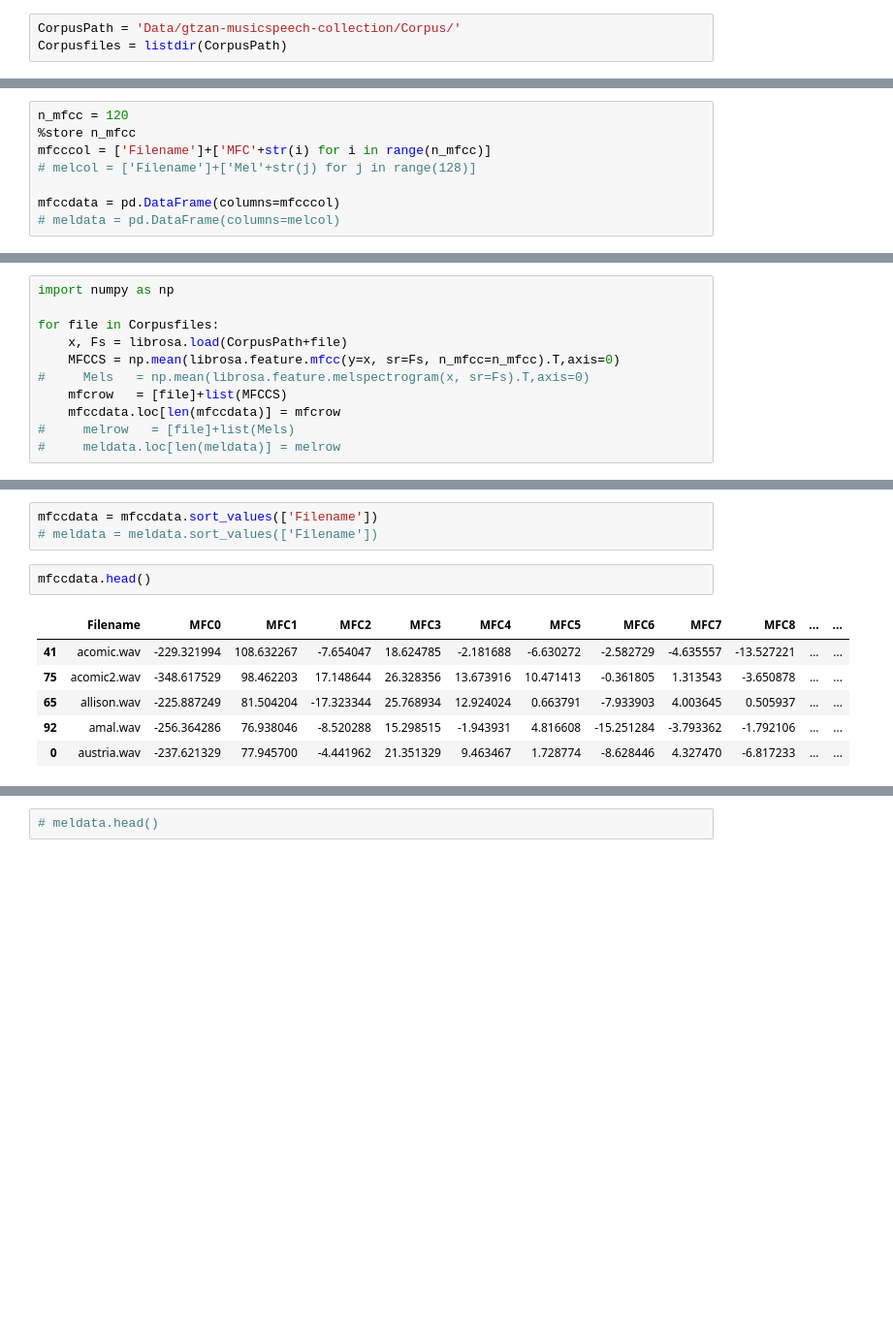
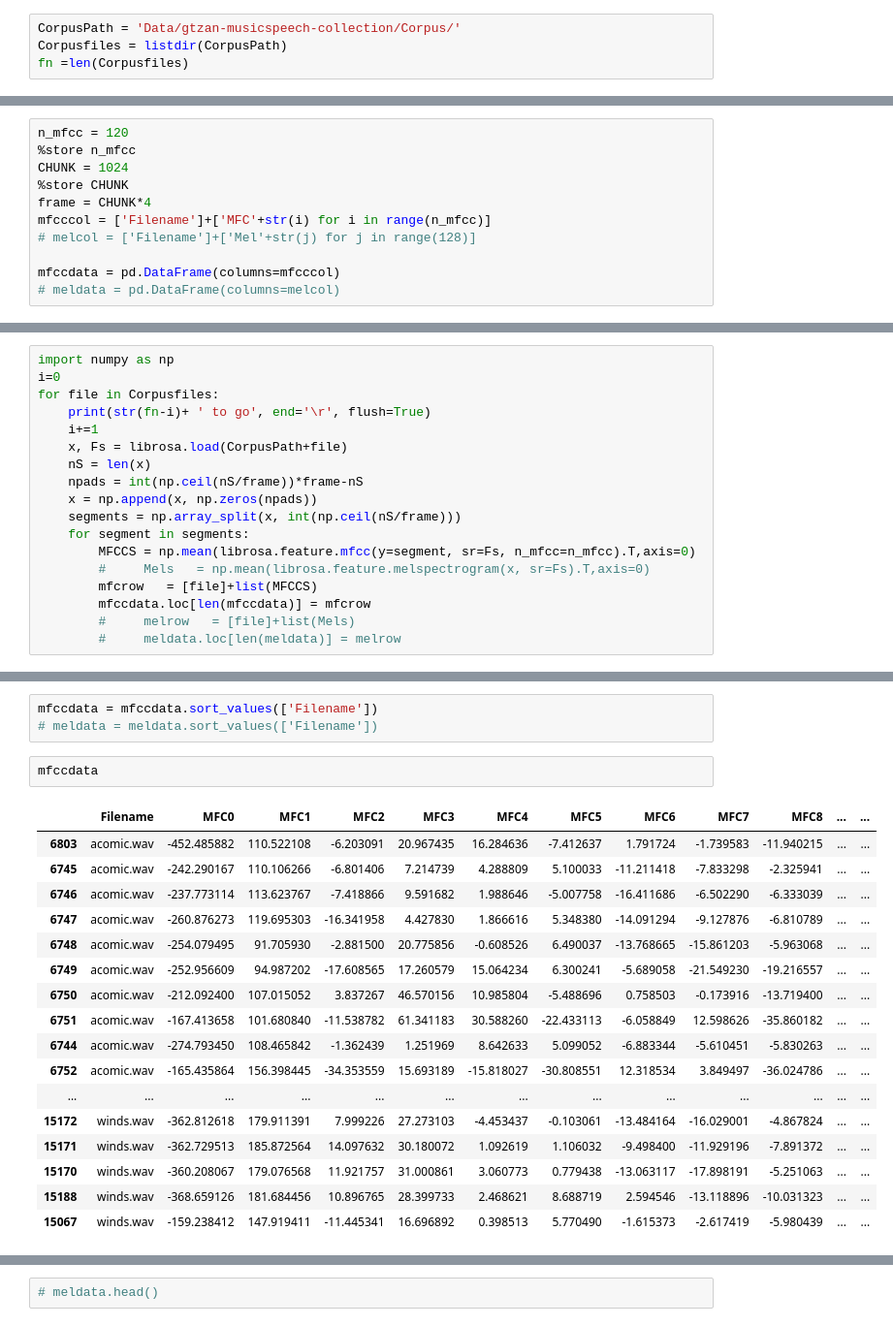
Before and after one commit to cksajil/MusicRJ, a Jupyter notebook: DataProcessing.ipynb, the cells around one changed output, grey strips where cells are left out. Shown at 97% size. Drawn from its saved outputs; the diff is of its cells as text; blank space fills up the shorter version.

Commit message:
Fix frame size mismatch

```diff
--- a/DataProcessing.ipynb
+++ b/DataProcessing.ipynb
@@ -21,6 +21,7 @@ Source : http://marsyas.info/downloads/datasets.html
 # %%
 CorpusPath = 'Data/gtzan-musicspeech-collection/Corpus/'
 Corpusfiles = listdir(CorpusPath)
+fn =len(Corpusfiles)
 # %% [markdown]
 ### Explore a shorter audio sample
 # %%
@@ -56,6 +54,9 @@ basicdata.shape
 # %%
 n_mfcc = 120
 %store n_mfcc
+CHUNK = 1024
+%store CHUNK
+frame = CHUNK*4
 mfcccol = ['Filename']+['MFC'+str(i) for i in range(n_mfcc)]
 # melcol = ['Filename']+['Mel'+str(j) for j in range(128)]
 
@@ -67,12 +69,19 @@ Stored 'n_mfcc' (int)
 ### Compute the MFCC and Mel Coefficients
 # %%
 import numpy as np
-
+i=0
 for file in Corpusfiles:
+    print(str(fn-i)+ ' to go', end='\r', flush=True)
+    i+=1
     x, Fs = librosa.load(CorpusPath+file)
-    MFCCS = np.mean(librosa.feature.mfcc(y=x, sr=Fs, n_mfcc=n_mfcc).T,axis=0)
-#     Mels   = np.mean(librosa.feature.melspectrogram(x, sr=Fs).T,axis=0)
-    mfcrow   = [file]+list(MFCCS)
-    mfccdata.loc[len(mfccdata)] = mfcrow
-#     melrow   = [file]+list(Mels)
-#     meldata.loc[len(meldata)] = melrow
+    nS = len(x)
+    npads = int(np.ceil(nS/frame))*frame-nS
+    x = np.append(x, np.zeros(npads))
+    segments = np.array_split(x, int(np.ceil(nS/frame)))
+    for segment in segments:
+        MFCCS = np.mean(librosa.feature.mfcc(y=segment, sr=Fs, n_mfcc=n_mfcc).T,axis=0)
+        #     Mels   = np.mean(librosa.feature.melspectrogram(x, sr=Fs).T,axis=0)
+        mfcrow   = [file]+list(MFCCS)
+        mfccdata.loc[len(mfccdata)] = mfcrow
+        #     melrow   = [file]+list(Mels)
+        #     meldata.loc[len(meldata)] = melrow
@@ -80,11 +91,22 @@ for file in Corpusfiles:
 mfccdata = mfccdata.sort_values(['Filename'])
 # meldata = meldata.sort_values(['Filename'])
 # %%
-mfccdata.head()
+mfccdata
 # %% [output]
 |  | Filename | MFC0 | MFC1 | MFC2 | MFC3 | MFC4 | MFC5 | MFC6 | MFC7 | MFC8 | ... | ... |
-| 41 | acomic.wav | -229.321994 | 108.632267 | -7.654047 | 18.624785 | -2.181688 | -6.630272 | -2.582729 | -4.635557 | -13.527221 | ... | ... |
-| 75 | acomic2.wav | -348.617529 | 98.462203 | 17.148644 | 26.328356 | 13.673916 | 10.471413 | -0.361805 | 1.313543 | -3.650878 | ... | ... |
-| 65 | allison.wav | -225.887249 | 81.504204 | -17.323344 | 25.768934 | 12.924024 | 0.663791 | -7.933903 | 4.003645 | 0.505937 | ... | ... |
-| 92 | amal.wav | -256.364286 | 76.938046 | -8.520288 | 15.298515 | -1.943931 | 4.816608 | -15.251284 | -3.793362 | -1.792106 | ... | ... |
-| 0 | austria.wav | -237.621329 | 77.945700 | -4.441962 | 21.351329 | 9.463467 | 1.728774 | -8.628446 | 4.327470 | -6.817233 | ... | ... |
+| 6803 | acomic.wav | -452.485882 | 110.522108 | -6.203091 | 20.967435 | 16.284636 | -7.412637 | 1.791724 | -1.739583 | -11.940215 | ... | ... |
+| 6745 | acomic.wav | -242.290167 | 110.106266 | -6.801406 | 7.214739 | 4.288809 | 5.100033 | -11.211418 | -7.833298 | -2.325941 | ... | ... |
+| 6746 | acomic.wav | -237.773114 | 113.623767 | -7.418866 | 9.591682 | 1.988646 | -5.007758 | -16.411686 | -6.502290 | -6.333039 | ... | ... |
+| 6747 | acomic.wav | -260.876273 | 119.695303 | -16.341958 | 4.427830 | 1.866616 | 5.348380 | -14.091294 | -9.127876 | -6.810789 | ... | ... |
+| 6748 | acomic.wav | -254.079495 | 91.705930 | -2.881500 | 20.775856 | -0.608526 | 6.490037 | -13.768665 | -15.861203 | -5.963068 | ... | ... |
+| 6749 | acomic.wav | -252.956609 | 94.987202 | -17.608565 | 17.260579 | 15.064234 | 6.300241 | -5.689058 | -21.549230 | -19.216557 | ... | ... |
+| 6750 | acomic.wav | -212.092400 | 107.015052 | 3.837267 | 46.570156 | 10.985804 | -5.488696 | 0.758503 | -0.173916 | -13.719400 | ... | ... |
+| 6751 | acomic.wav | -167.413658 | 101.680840 | -11.538782 | 61.341183 | 30.588260 | -22.433113 | -6.058849 | 12.598626 | -35.860182 | ... | ... |
+| 6744 | acomic.wav | -274.793450 | 108.465842 | -1.362439 | 1.251969 | 8.642633 | 5.099052 | -6.883344 | -5.610451 | -5.830263 | ... | ... |
+| 6752 | acomic.wav | -165.435864 | 156.398445 | -34.353559 | 15.693189 | -15.818027 | -30.808551 | 12.318534 | 3.849497 | -36.024786 | ... | ... |
+| ... | ... | ... | ... | ... | ... | ... | ... | ... | ... | ... | ... | ... |
+| 15172 | winds.wav | -362.812618 | 179.911391 | 7.999226 | 27.273103 | -4.453437 | -0.103061 | -13.484164 | -16.029001 | -4.867824 | ... | ... |
+| 15171 | winds.wav | -362.729513 | 185.872564 | 14.097632 | 30.180072 | 1.092619 | 1.106032 | -9.498400 | -11.929196 | -7.891372 | ... | ... |
+| 15170 | winds.wav | -360.208067 | 179.076568 | 11.921757 | 31.000861 | 3.060773 | 0.779438 | -13.063117 | -17.898191 | -5.251063 | ... | ... |
+| 15188 | winds.wav | -368.659126 | 181.684456 | 10.896765 | 28.399733 | 2.468621 | 8.688719 | 2.594546 | -13.118896 | -10.031323 | ... | ... |
+| 15067 | winds.wav | -159.238412 | 147.919411 | -11.445341 | 16.696892 | 0.398513 | 5.770490 | -1.615373 | -2.617419 | -5.980439 | ... | ... |
```
Also changed, not shown: parts of 17 cells of this notebook, 10 other files.
